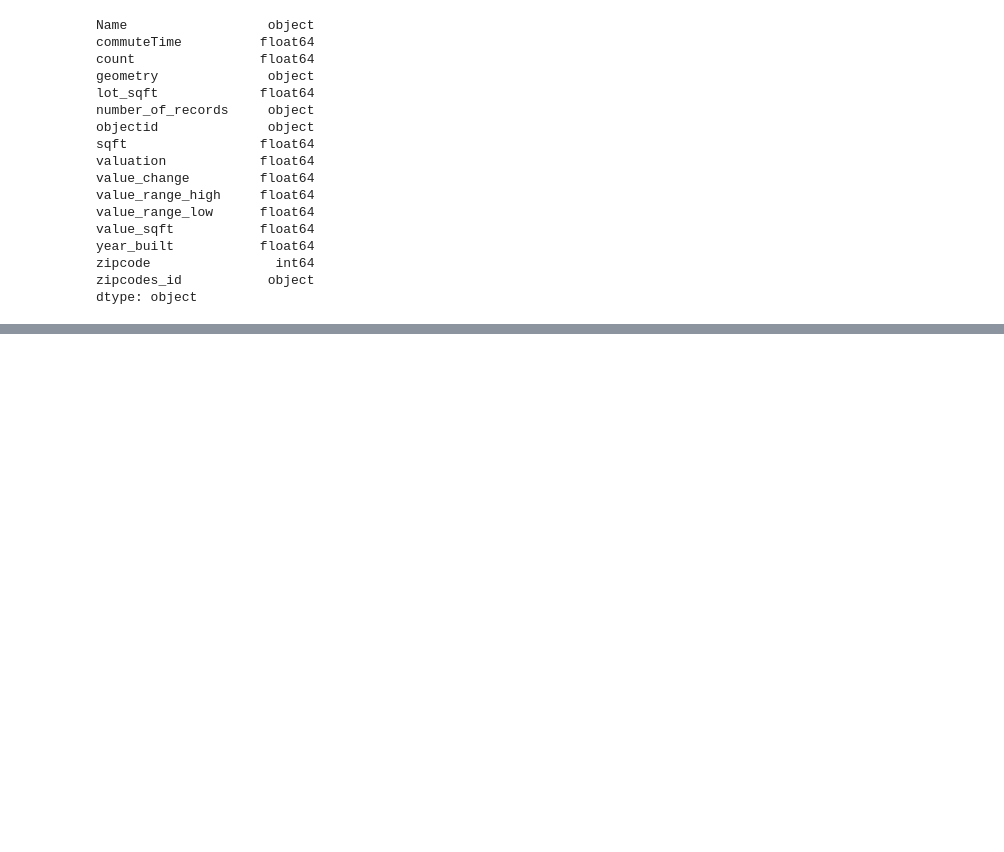
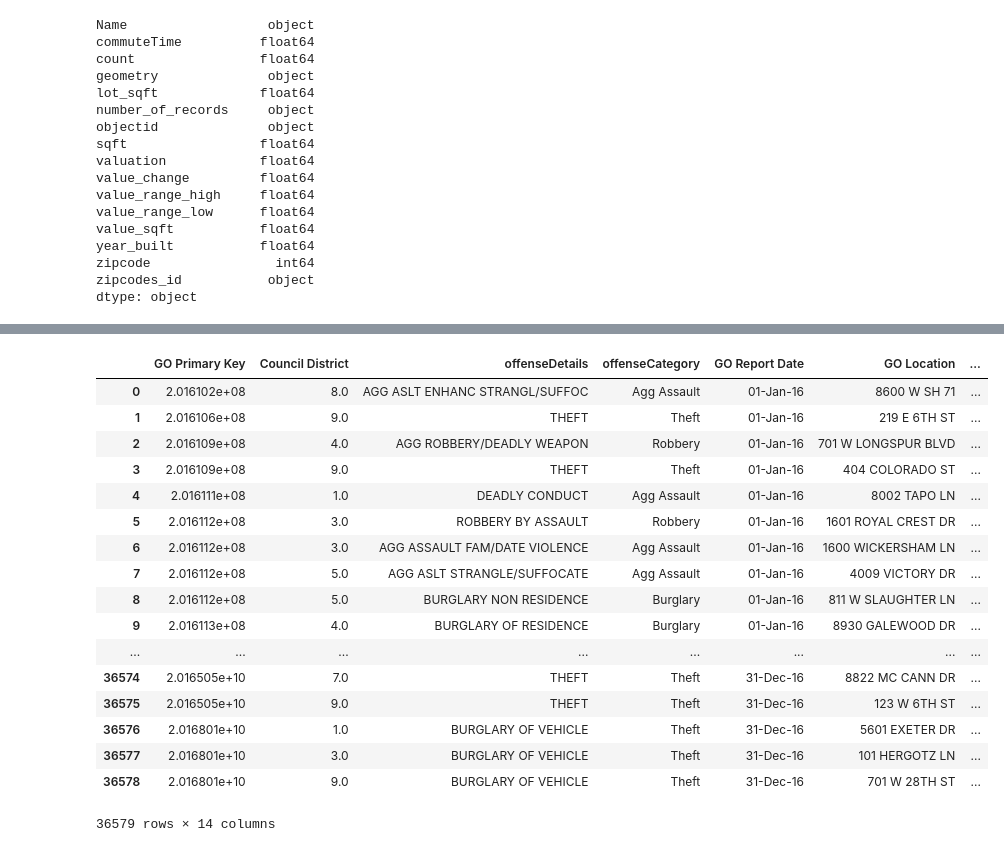
Before and after one commit to vlarie/EPIC_team5_Project2, a Jupyter notebook: jupyter notebooks/tGeoAndData.ipynb, the cells around one changed output, grey strips where cells are left out. Drawn from its saved outputs; the diff is of its cells as text; code cells hidden in the pictures; blank space fills up the shorter version.

```diff
--- a/jupyter notebooks/tGeoAndData.ipynb
+++ b/jupyter notebooks/tGeoAndData.ipynb
@@ -255,3 +255,27 @@ newDF.head()
 | 2 | Onion Creek | 32.0 | 155.0 | (POLYGON ((-97.73618056605601 30.... | 221262.0 | 25 | 32 | 1928.0 | 294209.0 | ... |
 | 3 | Manor | 34.0 | 361.0 | (POLYGON ((-97.501494615524 30.47... | 252189.0 | 2 | 29 | 1911.0 | 282614.0 | ... |
 | 4 | River Place | 25.0 | 163.0 | (POLYGON ((-97.84398150237401 30.... | 86992.0 | 2 | 52 | 3943.0 | 1042304.0 | ... |
+# %%
+fileImport = pd.read_csv('../data/crimeData.csv')
+crimeDF = pd.DataFrame(fileImport)
+# %%
+crimeDF
+# %% [output]
+|  | GO Primary Key | Council District | offenseDetails | offenseCategory | GO Report Date | GO Location | ... |
+| 0 | 2.016102e+08 | 8.0 | AGG ASLT ENHANC STRANGL/SUFFOC | Agg Assault | 01-Jan-16 | 8600 W SH 71 | ... |
+| 1 | 2.016106e+08 | 9.0 | THEFT | Theft | 01-Jan-16 | 219 E 6TH ST | ... |
+| 2 | 2.016109e+08 | 4.0 | AGG ROBBERY/DEADLY WEAPON | Robbery | 01-Jan-16 | 701 W LONGSPUR BLVD | ... |
+| 3 | 2.016109e+08 | 9.0 | THEFT | Theft | 01-Jan-16 | 404 COLORADO ST | ... |
+| 4 | 2.016111e+08 | 1.0 | DEADLY CONDUCT | Agg Assault | 01-Jan-16 | 8002 TAPO LN | ... |
+| 5 | 2.016112e+08 | 3.0 | ROBBERY BY ASSAULT | Robbery | 01-Jan-16 | 1601 ROYAL CREST DR | ... |
+| 6 | 2.016112e+08 | 3.0 | AGG ASSAULT FAM/DATE VIOLENCE | Agg Assault | 01-Jan-16 | 1600 WICKERSHAM LN | ... |
+| 7 | 2.016112e+08 | 5.0 | AGG ASLT STRANGLE/SUFFOCATE | Agg Assault | 01-Jan-16 | 4009 VICTORY DR | ... |
+| 8 | 2.016112e+08 | 5.0 | BURGLARY NON RESIDENCE | Burglary | 01-Jan-16 | 811 W SLAUGHTER LN | ... |
+| 9 | 2.016113e+08 | 4.0 | BURGLARY OF RESIDENCE | Burglary | 01-Jan-16 | 8930 GALEWOOD DR | ... |
+| ... | ... | ... | ... | ... | ... | ... | ... |
+| 36574 | 2.016505e+10 | 7.0 | THEFT | Theft | 31-Dec-16 | 8822 MC CANN DR | ... |
+| 36575 | 2.016505e+10 | 9.0 | THEFT | Theft | 31-Dec-16 | 123 W 6TH ST | ... |
+| 36576 | 2.016801e+10 | 1.0 | BURGLARY OF VEHICLE | Theft | 31-Dec-16 | 5601 EXETER DR | ... |
+| 36577 | 2.016801e+10 | 3.0 | BURGLARY OF VEHICLE | Theft | 31-Dec-16 | 101 HERGOTZ LN | ... |
+| 36578 | 2.016801e+10 | 9.0 | BURGLARY OF VEHICLE | Theft | 31-Dec-16 | 701 W 28TH ST | ... |
+36579 rows × 14 columns
```
Also changed, not shown: parts of 6 cells of this notebook, 2 other files.
